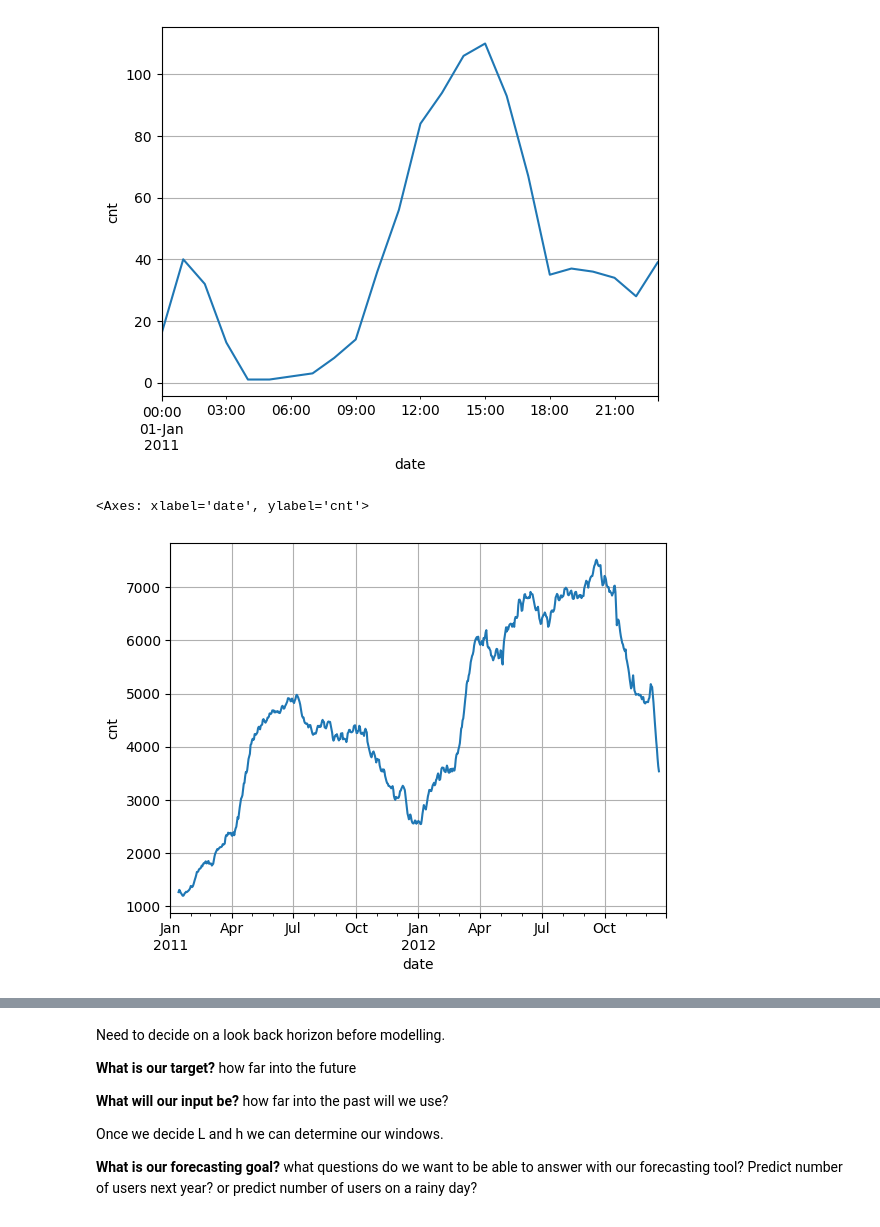
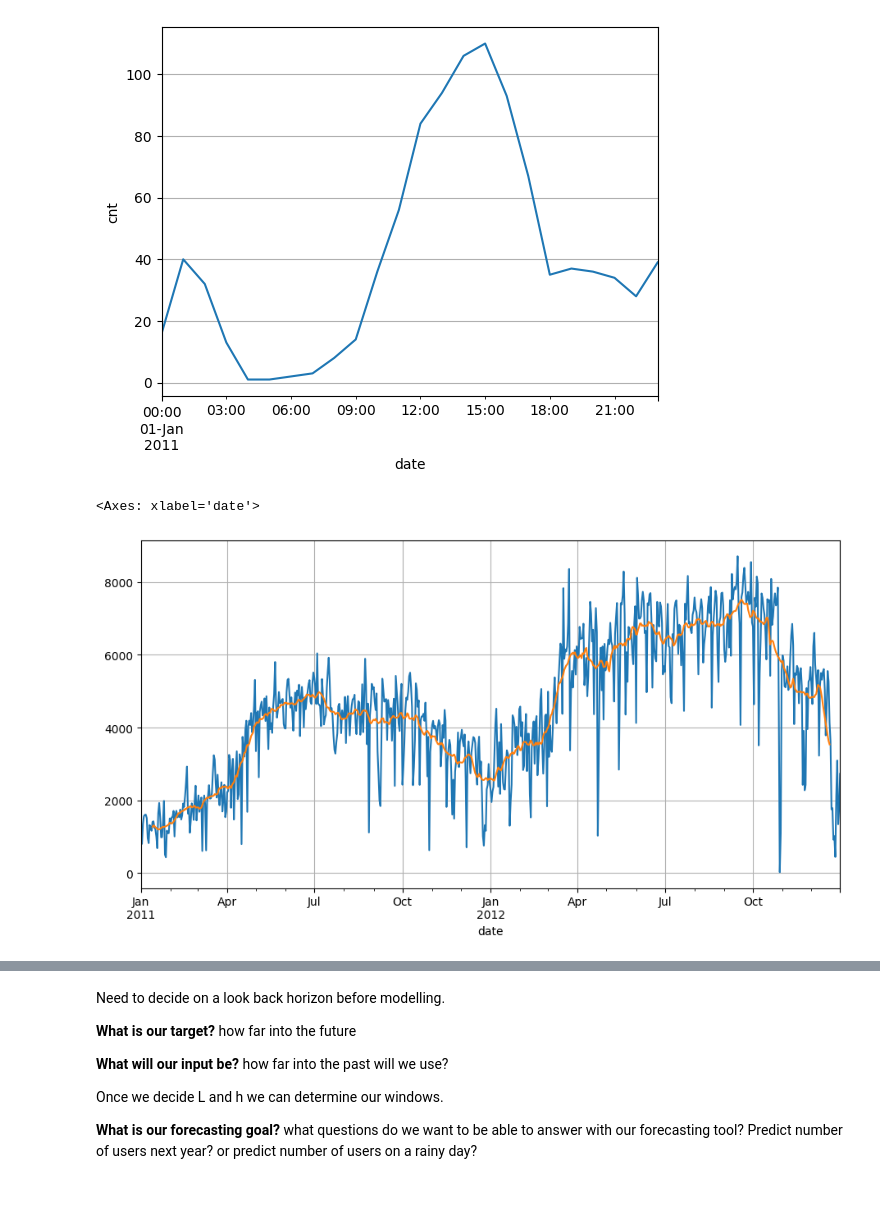
Before and after one commit to LamaAbdulal/AISE4010_Project, a Jupyter notebook: Project_Bike_Share_Capital.ipynb, the cells around one changed output, grey strips where cells are left out. Saved outputs shown, nothing was run; the diff lists cells and outputs as text; code cells hidden in the pictures; blank space fills up the shorter version.

```diff
--- a/Project_Bike_Share_Capital.ipynb
+++ b/Project_Bike_Share_Capital.ipynb
@@ -66 +116,6 @@ However, there is a large difference in # of rows depending on if we choose to i
 Below is code to get a column called date of datetime type. Datetime objects are python objects that contain all the information of both a date object and a time object. Year, month, day are necessary and hr is the most amount of time data we have.
+# %%
+df = df.rename(columns={'dteday': 'date'})
+df['date'] = pd.to_datetime(df['date'])
+df = df.set_index('date')
+df.head()
@@ -110,3 +185,6 @@ df2.head()
 | 2011-01-01 02:00:00 | 3 | 2011-01-01 | 1 | 0 | 1 | 2 | 0 | 6 | 0 | 1 | ... |
 | 2011-01-01 03:00:00 | 4 | 2011-01-01 | 1 | 0 | 1 | 3 | 0 | 6 | 0 | 1 | ... |
 | 2011-01-01 04:00:00 | 5 | 2011-01-01 | 1 | 0 | 1 | 4 | 0 | 6 | 0 | 1 | ... |
+# %%
+cnt_data_daily = df['cnt']
+cnt_data_daily.head()
@@ -139,11 +240,11 @@ cnt_data_2011.plot(ylabel='cnt',grid=True)
 # %%
 #use a simple rolling 24 average transformation to see trend and seasonality
 from numpy.strings import center
-trend_24 = cnt_data.rolling(24, center=True).mean()
+trend_24 = cnt_data_daily.rolling(24, center=True).mean()
 
-fig, ax = plt.subplots(figsize=(11,3.3))
-cnt_data.plot(ax=ax, label='Daily')
+fig, ax = plt.subplots(figsize=(11,5.5))
+cnt_data_daily.plot(ax=ax, label='Daily')
 trend_24.plot(ax=ax, label='24-day moving avg',grid=True)
 # %% [output]
-<Axes: xlabel='date', ylabel='cnt'>
+<Axes: xlabel='date'>
-[figure, old version]
+[figure, new version]
```
Also changed, not shown: parts of 22 cells of this notebook, 2 other files.
